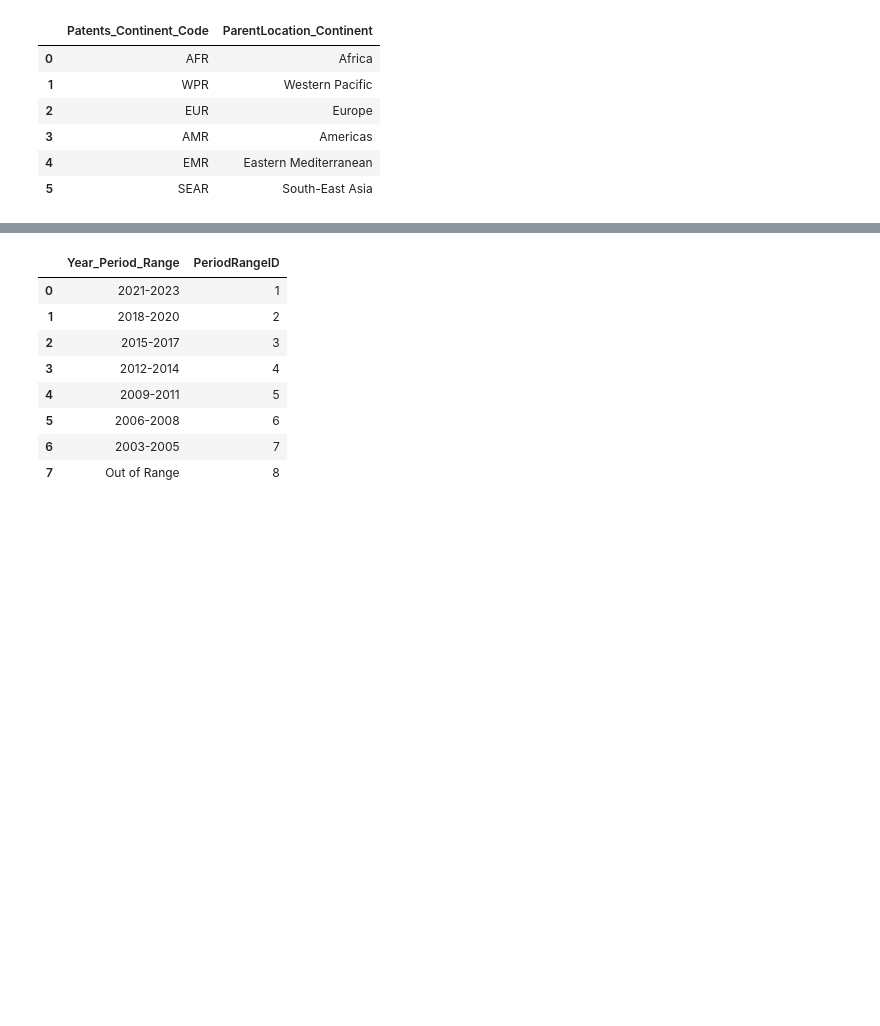
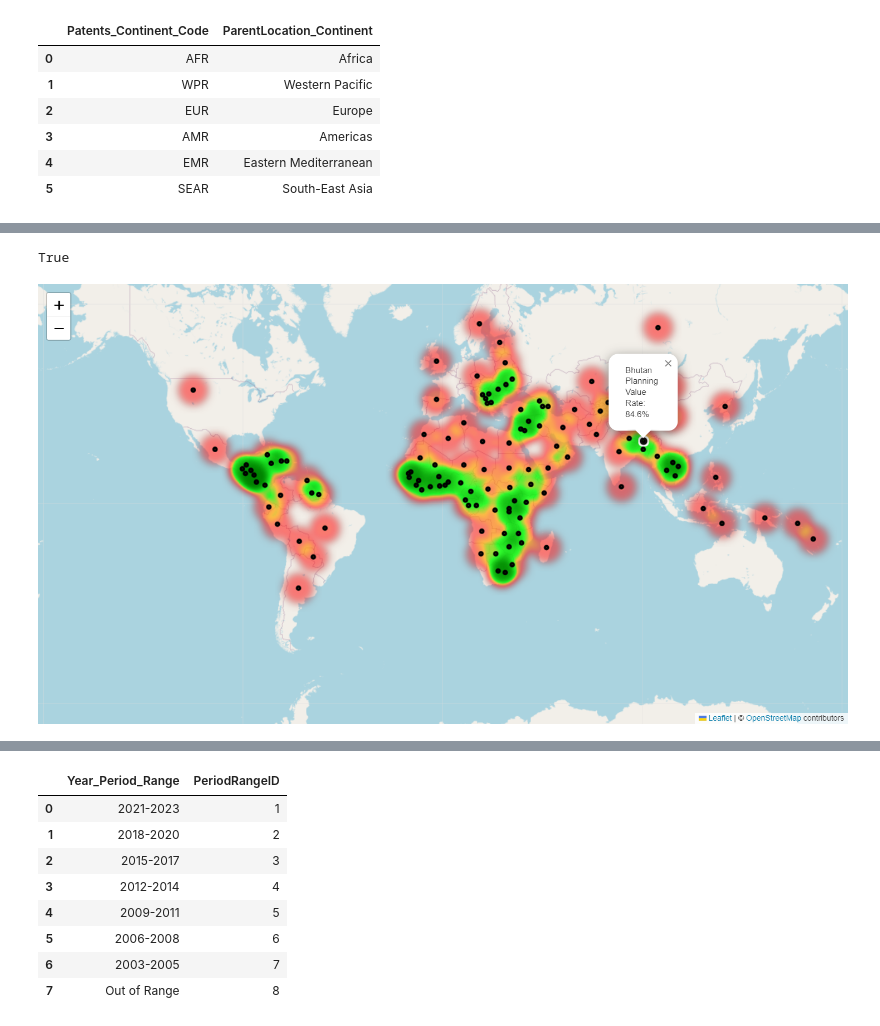
Before and after one commit to laurar9889/Project_3_Team_1, a Jupyter notebook: Data_Visualization_Roshni.ipynb, the cells around one changed output, grey strips where cells are left out. Drawn from its saved outputs; the diff is of its cells as text; code cells hidden in the pictures; blank space fills up the shorter version.

```diff
--- a/Data_Visualization_Roshni.ipynb
+++ b/Data_Visualization_Roshni.ipynb
@@ -165,0 +160,20 @@ m
+# %%
+delay = 5
+fn = 'planning_value_rate_map.html'
+
+tmpurl='file://{path}/{mapfile}'.format(path=os.getcwd(),mapfile=fn)
+m.save(fn)
+
+browser = webdriver.Chrome()
+browser.get(tmpurl)
+time.sleep(delay)
+
+#Take a screenshot of the map
+browser.save_screenshot('Family_planning_value_rate_Heatmap.png')
+# %% [output]
+True
+# %%
+from IPython.display import Image
+Image(filename='Family_planning_value_rate_Heatmap.png')
+# %% [output]
+[figure, added]
```
Also changed, not shown: parts of 27 cells of this notebook, 5 other files.
